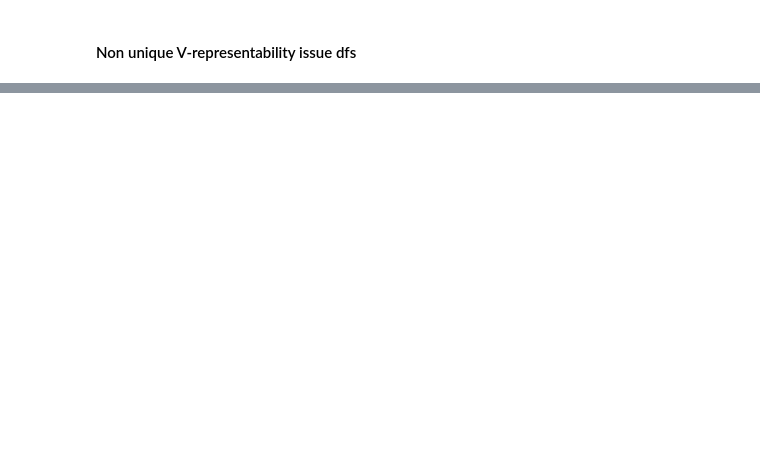
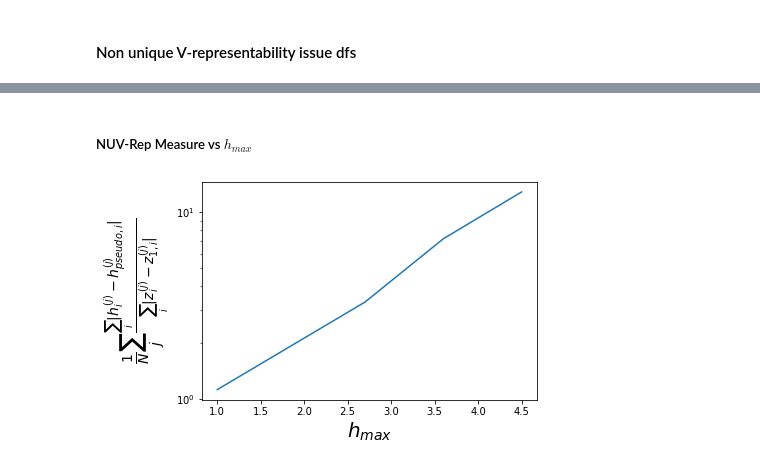
Before and after one commit to emacosta95/dft_for_ising, a Jupyter notebook: dft_ising_analysis.ipynb, the cells around one changed output, grey strips where cells are left out. Cells and saved outputs as stored; diff of their text form; code cells hidden in the pictures; blank space fills up the shorter version.

```diff
--- a/dft_ising_analysis.ipynb
+++ b/dft_ising_analysis.ipynb
@@ -170,0 +331,10 @@ plt.show()
+# %% [markdown]
+##### NUV-Rep Measure vs $h_{max}$
+# %%
+plt.plot(h_max,dds)
+plt.xlabel(r'$h_{max}$',fontsize=20)
+plt.ylabel(r'$\frac{1}{N}\sum_j \frac{\sum_i \left| h^{(j)}_i - h^{(j)}_{pseudo,i}\right|}{\sum_i \left| z^{(j)}_i - z^{(j)}_{1,i}\right|}$',fontsize=20)
+plt.semilogy()
+plt.show()
+# %% [output]
+[figure, added]
```
Also changed, not shown: parts of 11 cells of this notebook, 2 other files.
